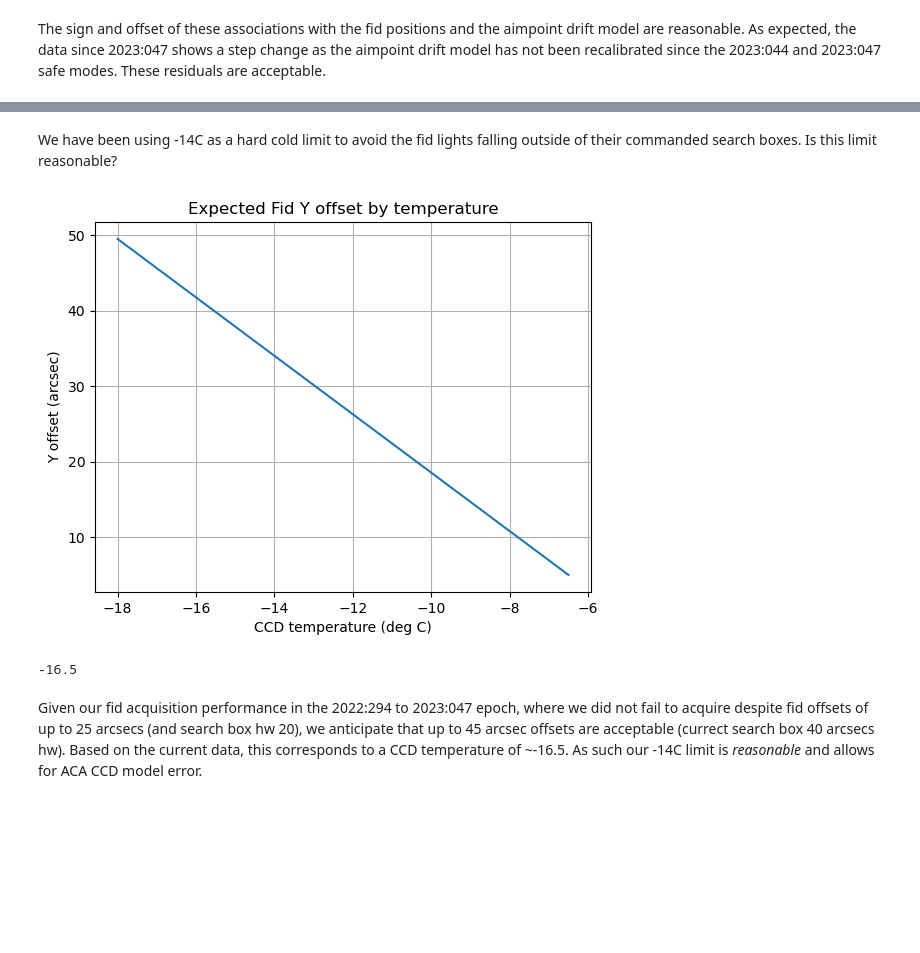
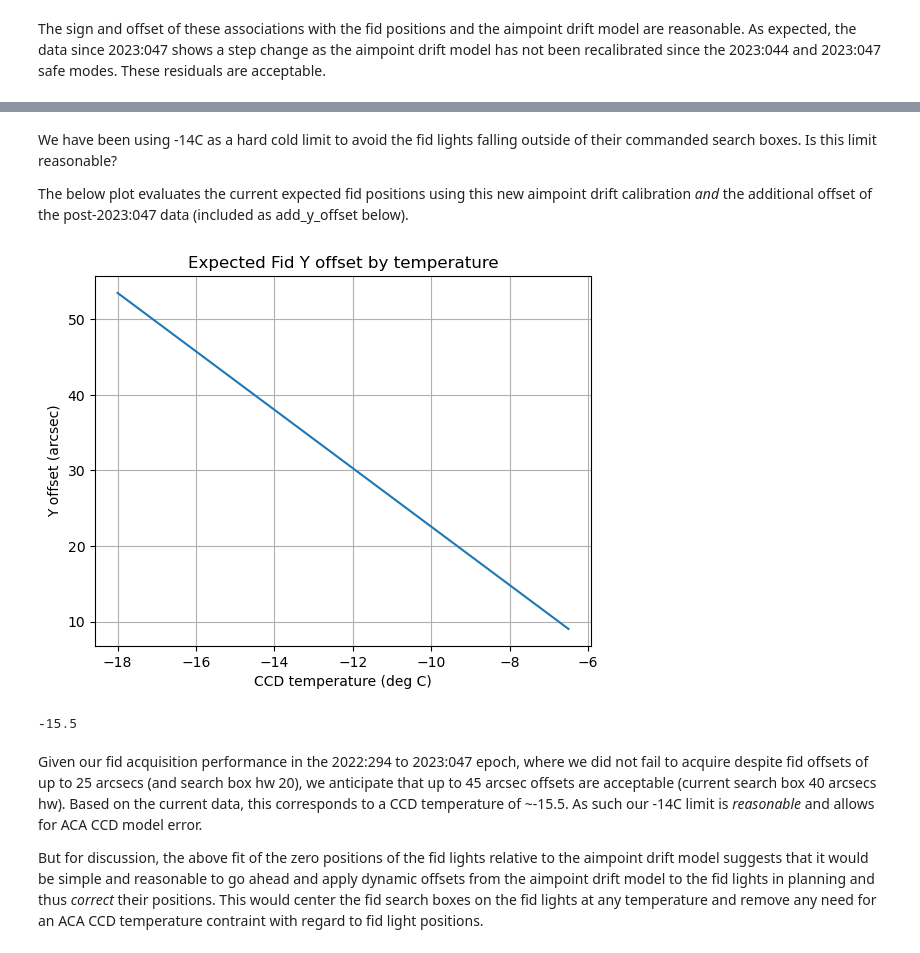
Before and after one commit to sot/fid_drift_mon, a Jupyter notebook: fid_offset_coeff.ipynb, the cells around one changed output, grey strips where cells are left out. Cells and saved outputs as stored; diff of their text form; code cells hidden in the pictures; blank space fills up the shorter version.

```diff
--- a/fid_offset_coeff.ipynb
+++ b/fid_offset_coeff.ipynb
@@ -51,7 +52,6 @@ stop = CxoTime.now()
 # If this file already exists (and it should from the web query above) just load it.
 fid_data_file = 'fid_commands_telem.dat'
 if not Path(fid_data_file).exists():
-    sys.path.insert(0, "/Users/jean/git/chandra_aca")
     import fid_drift_mon.plot_command_vs_telem
     from fid_drift_mon.plot_command_vs_telem import (get_fids_telem, get_fids_commands,
                                                      get_dwells_with_fids, join_commands_telem)
@@ -104,0 +109,12 @@ These data suggest that exceeding the limit by up to 5 arcsecs should be reasona
+# %%
+commands_telem.sort('tstart')
+tstart = commands_telem["tstart"]
+ok = ((commands_telem['tstart'] > CxoTime('2015:001').secs)
+      & (commands_telem['tstart'] < CxoTime('2023:047').secs))
+dat = fetch.Msid('AACCCDPT', tstart[ok][0], tstart[ok][-1], stat='5min')
+t_ccd = np.interp(tstart[ok], dat.times, dat.vals)
+plt.plot(t_ccd, commands_telem['aoacyan'][ok] - commands_telem['yang'][ok], '.')
+plt.grid()
+plt.title("Fid position Y offsets from 2015:001 to 2023:047 vs CCD temperature")
+plt.ylabel("Fid light offsets in Y (arcsec)")
+plt.xlabel("ACA CCD temperature (degC)");
@@ -104,0 +125,15 @@ These data suggest that exceeding the limit by up to 5 arcsecs should be reasona
+# %%
+commands_telem.sort('tstart')
+tstart = commands_telem["tstart"]
+ok = ((commands_telem['tstart'] > CxoTime('2015:001').secs)
+      & (commands_telem['tstart'] < CxoTime('2023:047').secs))
+dat = fetch.Msid('AACCCDPT', tstart[ok][0], tstart[ok][-1], stat='5min')
+from chandra_aca.drift import AcaDriftModel, DRIFT_PARS, SIM_MM_TO_ARCSEC
+drift_y = AcaDriftModel(**DRIFT_PARS['dy'])
+t_ccd = np.interp(tstart[ok], dat.times, dat.vals)
+dy = drift_y.calc(tstart[ok], t_ccd)
+plt.plot(dy, commands_telem['aoacyan'][ok] - commands_telem['yang'][ok], '.')
+plt.grid()
+plt.title("Fid position Y offsets from 2015:001 to 2023:047 vs Aimpoint drift model")
+plt.ylabel("Fid light offsets in Y (arcsec)")
+plt.xlabel("Aimpoint drift model Y (arcsec)");
@@ -208,0 +250,10 @@ The sign and offset of these associations with the fid positions and the aimpoin
+# %%
+# Make a plot of Y fid residuals over modern times
+ok = commands_telem['tstart'] > CxoTime('2023:047').secs
+tstart = commands_telem['tstart'][ok]
+dat = fetch.Msid('AACCCDPT', tstart[0], tstart[-1], stat='5min')
+t_ccd = np.interp(tstart, dat.times, dat.vals)
+dy = drift_y.calc(tstart, t_ccd)
+y_res = (commands_telem['aoacyan'][ok] - commands_telem['yang'][ok]) - (-1 * dy + y_offset)
+add_y_offset = np.round(np.mean(y_res))
+print(f"additional y_offset is {add_y_offset}")
@@ -209,20 +273,24 @@ The sign and offset of these associations with the fid positions and the aimpoin
 # %% [markdown]
 We have been using -14C as a hard cold limit to avoid the fid lights falling outside of their commanded search boxes.  Is this limit reasonable?
+
+The below plot evaluates the current expected fid positions using this new aimpoint drift calibration *and* the additional offset of the post-2023:047 data (included as add_y_offset below).
 # %%
 t_ccd = np.arange(-18, -6, .5)
 time = CxoTime.now()
 drift_y = AcaDriftModel(**DRIFT_PARS['dy'])
 dy = drift_y.calc(time, t_ccd)
-plt.plot(t_ccd, -1 * dy + 19.6, label='expected y offset')
+plt.plot(t_ccd, -1 * dy + 19.6 + add_y_offset, label='expected y offset')
 plt.title('Expected Fid Y offset by temperature')
 plt.ylabel('Y offset (arcsec)')
 plt.xlabel('CCD temperature (deg C)')
 plt.grid()
 # %% [output]
-[figure, old version]
+[figure, new version]
 # %%
-t_ccd[-1 * dy + 19.6 < 45][0]
+t_ccd[-1 * dy + 19.6 + add_y_offset < 45][0]
 # %% [output]
--16.5
+-15.5
 # %% [markdown]
-Given our fid acquisition performance in the 2022:294 to 2023:047 epoch, where we did not fail to acquire despite fid offsets of up to 25 arcsecs (and search box hw 20), we anticipate that up to 45 arcsec offsets are acceptable (currect search box 40 arcsecs hw).  Based on the current data, this corresponds to a CCD temperature of ~-16.5.  As such our -14C limit is *reasonable* and allows for ACA CCD model error.
+Given our fid acquisition performance in the 2022:294 to 2023:047 epoch, where we did not fail to acquire despite fid offsets of up to 25 arcsecs (and search box hw 20), we anticipate that up to 45 arcsec offsets are acceptable (current search box 40 arcsecs hw).  Based on the current data, this corresponds to a CCD temperature of ~-15.5.  As such our -14C limit is *reasonable* and allows for ACA CCD model error.
+
+But for discussion, the above fit of the zero positions of the fid lights relative to the aimpoint drift model suggests that it would be simple and reasonable to go ahead and apply dynamic offsets from the aimpoint drift model to the fid lights in planning and thus *correct* their positions.  This would center the fid search boxes on the fid lights at any temperature and remove any need for an ACA CCD temperature contraint with regard to fid light positions.
```
Also changed, not shown: parts of 10 cells of this notebook.
